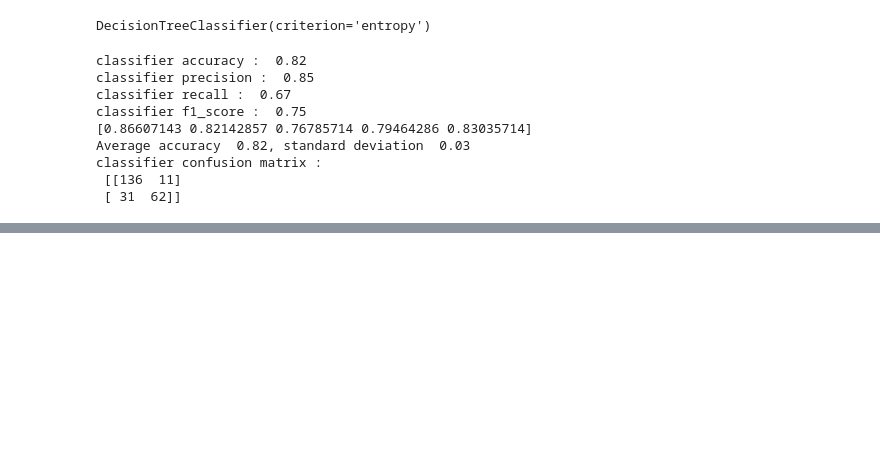
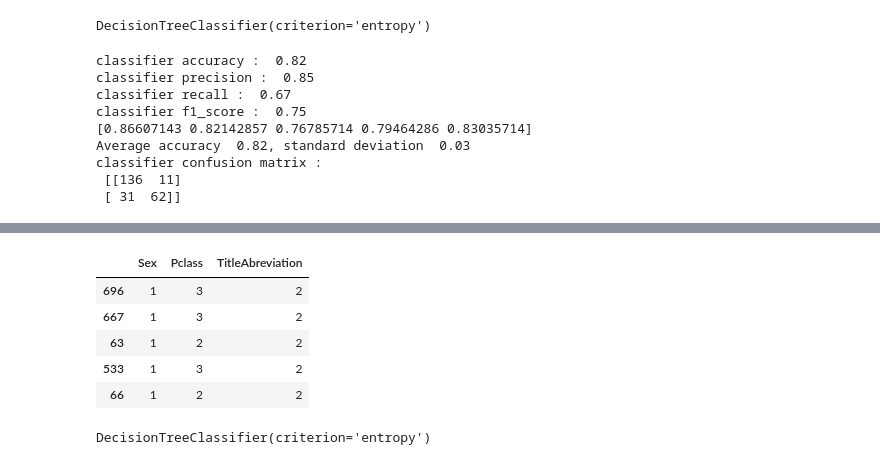
Before and after one commit to 987sebasBeller/Titanic-Survival-Prediction, a Jupyter notebook: EDA_&_prediction/data_analysis_and_prediction_fin.ipynb, the cells around one changed output, grey strips where cells are left out. Cells and saved outputs as stored; diff of their text form; code cells hidden in the pictures; blank space fills up the shorter version.

```diff
--- a/EDA_&_prediction/data_analysis_and_prediction_fin.ipynb
+++ b/EDA_&_prediction/data_analysis_and_prediction_fin.ipynb
@@ -484,0 +530,14 @@ classifier confusion matrix :
+# %%
+X_test.head()
+# %% [output]
+|  | Sex | Pclass | TitleAbreviation |
+| 696 | 1 | 3 | 2 |
+| 667 | 1 | 3 | 2 |
+| 63 | 1 | 2 | 2 |
+| 533 | 1 | 3 | 2 |
+| 66 | 1 | 2 | 2 |
+# %%
+treev2 = DecisionTreeClassifier(criterion='entropy')
+treev2.fit(X_train,y_train )
+# %% [output]
+DecisionTreeClassifier(criterion='entropy')
```
Also changed, not shown: parts of 9 cells of this notebook.
